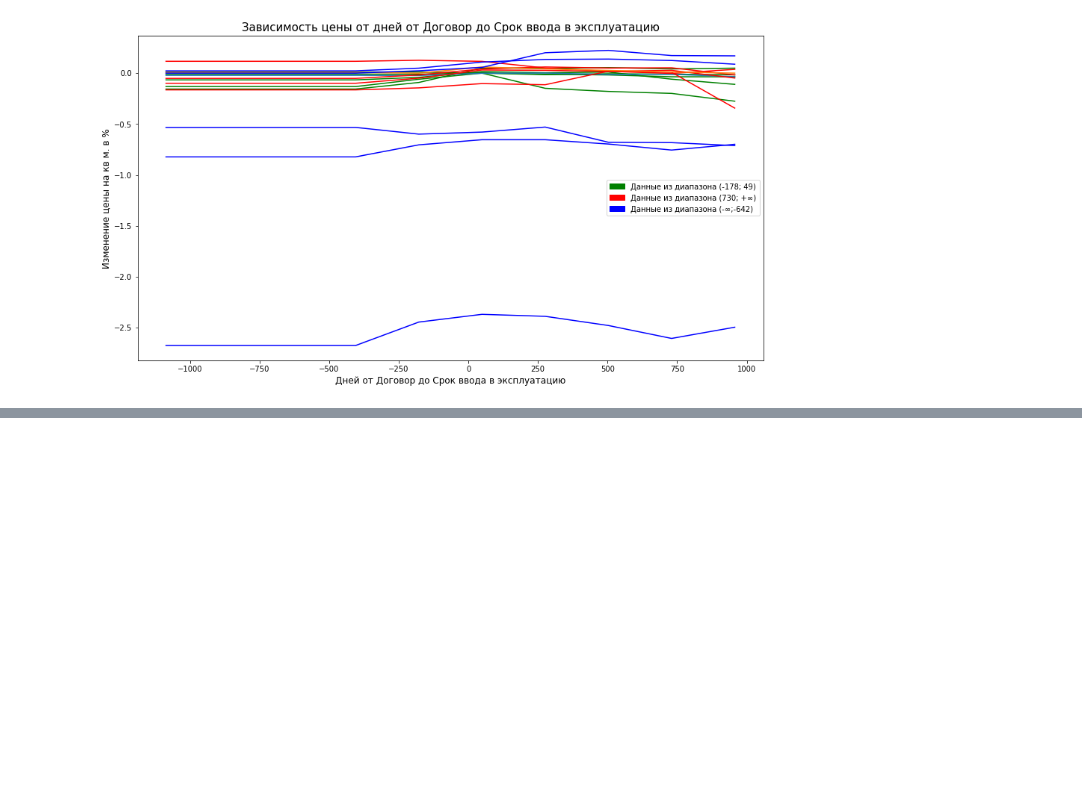
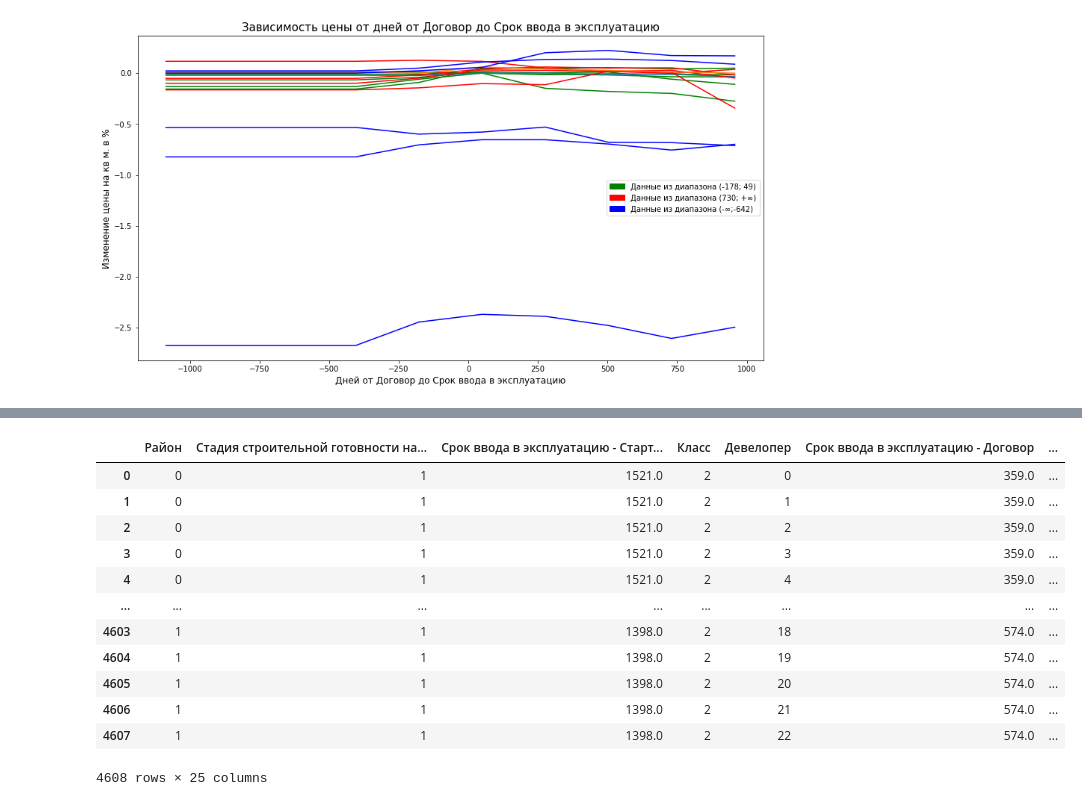
Before and after one commit to dan0nchik/anflat, a Jupyter notebook: Charts.ipynb, the cells around one changed output, grey strips where cells are left out. Saved outputs shown, nothing was run; the diff lists cells and outputs as text; code cells hidden in the pictures; blank space fills up the shorter version.

```diff
--- a/Charts.ipynb
+++ b/Charts.ipynb
@@ -374,0 +419,29 @@ No handles with labels found to put in legend.
+# %%
+plot_data = 0
+for i in range(192):
+  if type(plot_data) == int:
+    plot_data = vals[i:i+1].copy(deep=True)
+  else:
+    plot_data = plot_data.append(vals[i:i+1], ignore_index=True)
+  for j in pos:
+    if j!= vals.iloc[i]['Девелопер']:
+          temp = vals[i:i+1].copy(deep=True)
+          temp.loc[(temp['Девелопер'] > -1), 'Девелопер'] = j
+          plot_data = plot_data.append(temp, ignore_index=True)
+plot_data
+X = plot_data.drop(['Цена за кв. метр'], axis=1).copy(deep=True)
+X
+# %% [output]
+|  | Район | Стадия строительной готовности на... | Срок ввода в эксплуатацию - Старт... | Класс | Девелопер | Срок ввода в эксплуатацию - Договор | ... |
+| 0 | 0 | 1 | 1521.0 | 2 | 0 | 359.0 | ... |
+| 1 | 0 | 1 | 1521.0 | 2 | 1 | 359.0 | ... |
+| 2 | 0 | 1 | 1521.0 | 2 | 2 | 359.0 | ... |
+| 3 | 0 | 1 | 1521.0 | 2 | 3 | 359.0 | ... |
+| 4 | 0 | 1 | 1521.0 | 2 | 4 | 359.0 | ... |
+| ... | ... | ... | ... | ... | ... | ... | ... |
+| 4603 | 1 | 1 | 1398.0 | 2 | 18 | 574.0 | ... |
+| 4604 | 1 | 1 | 1398.0 | 2 | 19 | 574.0 | ... |
+| 4605 | 1 | 1 | 1398.0 | 2 | 20 | 574.0 | ... |
+| 4606 | 1 | 1 | 1398.0 | 2 | 21 | 574.0 | ... |
+| 4607 | 1 | 1 | 1398.0 | 2 | 22 | 574.0 | ... |
+4608 rows × 25 columns
```
Also changed, not shown: parts of 10 cells of this notebook, 1 other file.
